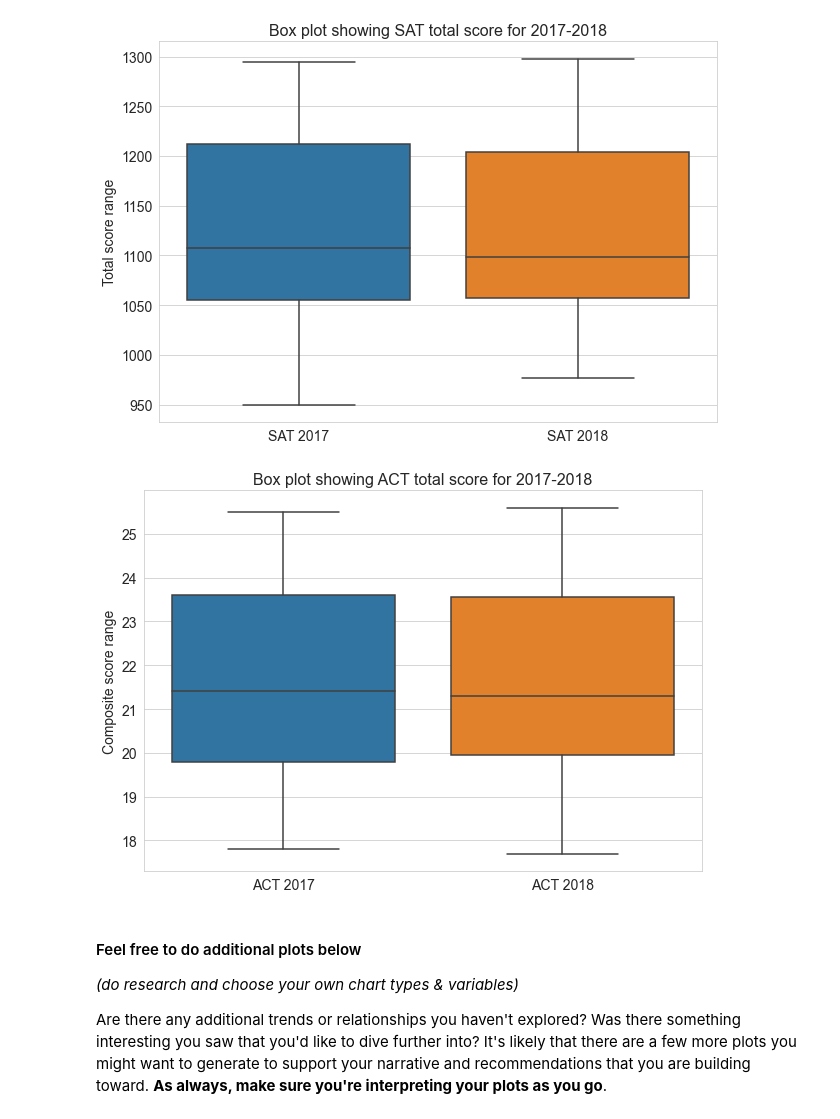
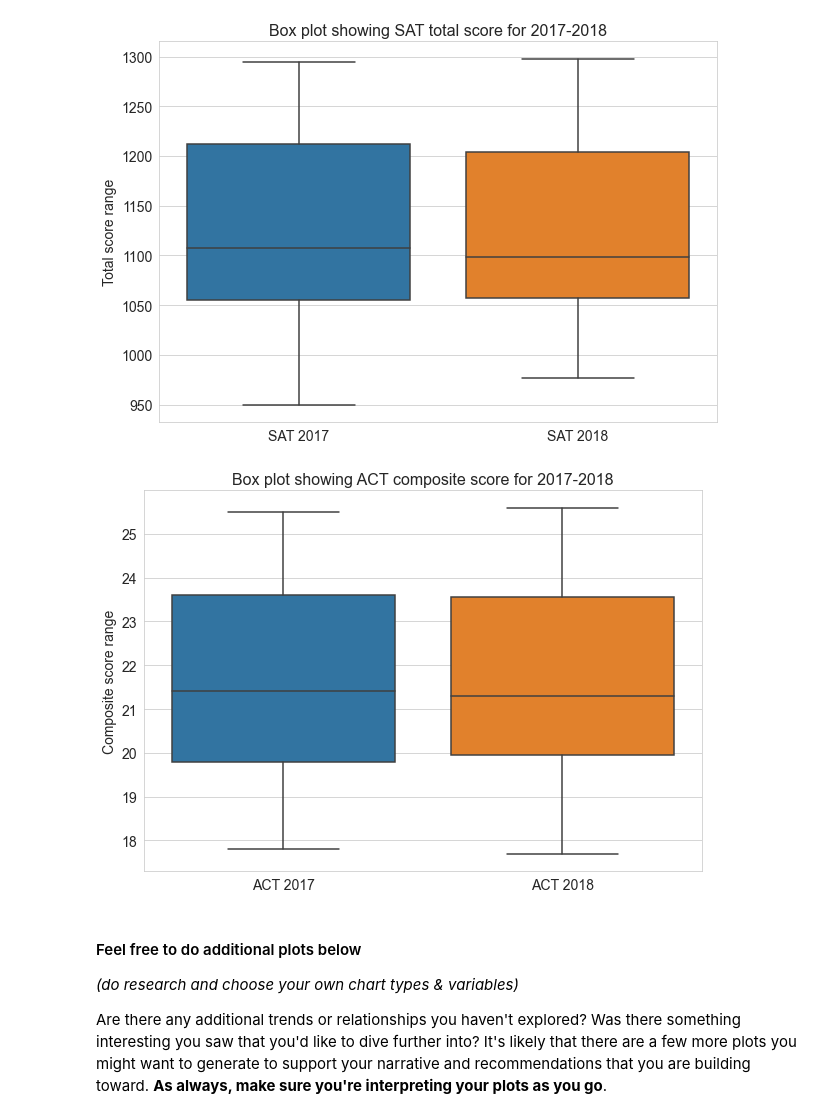
Before and after one commit to SiddharthPatel45/ga-dsi-projects, a Jupyter notebook: project1/code/sat_act_analysis.ipynb, the cells around one changed output. Cells and saved outputs as stored; diff of their text form; code cells hidden in the pictures.

```diff
--- a/project1/code/sat_act_analysis.ipynb
+++ b/project1/code/sat_act_analysis.ipynb
@@ -1204,12 +1204,12 @@ plt.title('Box plot showing SAT total score for 2017-2018');
 # %%
 # ACT performance comparison 2017 vs 2018
 plt.figure(figsize=(10,7))
 sns.boxplot(data=combined_df[['act_2017_composite', 'act_2018_composite']]);
 plt.xticks([0, 1], labels=['ACT 2017', 'ACT 2018'])
 plt.ylabel('Composite score range')
-plt.title('Box plot showing ACT total score for 2017-2018');
+plt.title('Box plot showing ACT composite score for 2017-2018');
 # %% [output]
-[figure, old version]
+[figure, new version]
 # %% [markdown]
 #### Feel free to do additional plots below
 *(do research and choose your own chart types & variables)*
```
Also changed, not shown: parts of 3 cells of this notebook, 1 other file.
